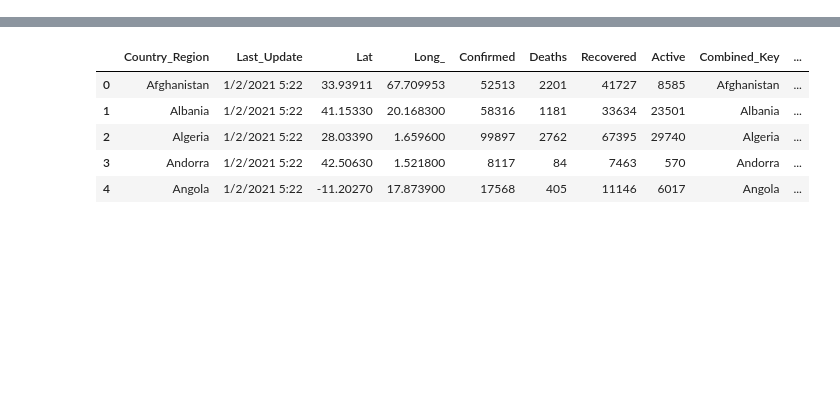
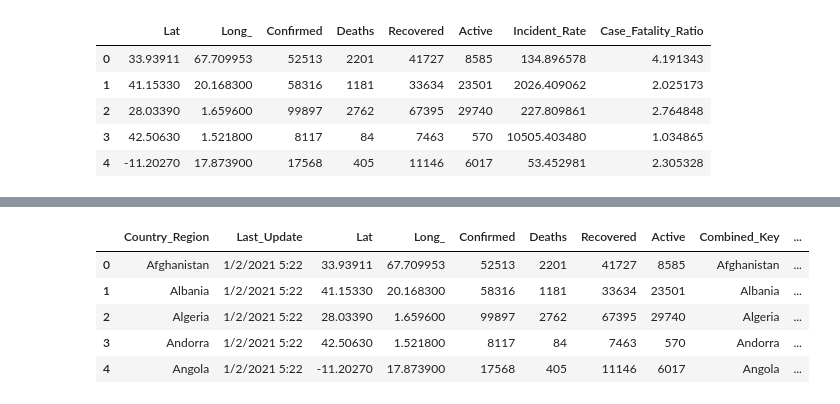
Before and after one commit to KevinSmith356/HealthDataAnalytics, a Jupyter notebook: Lab4/Lab_4.ipynb, the cells around one changed output, grey strips where cells are left out. Saved outputs shown, nothing was run; the diff lists cells and outputs as text; code cells hidden in the pictures; blank space fills up the shorter version.

```diff
--- a/Lab4/Lab_4.ipynb
+++ b/Lab4/Lab_4.ipynb
@@ -0,0 +11,10 @@
+# %%
+covid_num = covid.select_dtypes(np.number)
+covid_num.head()
+# %% [output]
+|  | Lat | Long_ | Confirmed | Deaths | Recovered | Active | Incident_Rate | Case_Fatality_Ratio |
+| 0 | 33.93911 | 67.709953 | 52513 | 2201 | 41727 | 8585 | 134.896578 | 4.191343 |
+| 1 | 41.15330 | 20.168300 | 58316 | 1181 | 33634 | 23501 | 2026.409062 | 2.025173 |
+| 2 | 28.03390 | 1.659600 | 99897 | 2762 | 67395 | 29740 | 227.809861 | 2.764848 |
+| 3 | 42.50630 | 1.521800 | 8117 | 84 | 7463 | 570 | 10505.403480 | 1.034865 |
+| 4 | -11.20270 | 17.873900 | 17568 | 405 | 11146 | 6017 | 53.452981 | 2.305328 |
```
Also changed, not shown: parts of 18 cells of this notebook, 2 other files.
